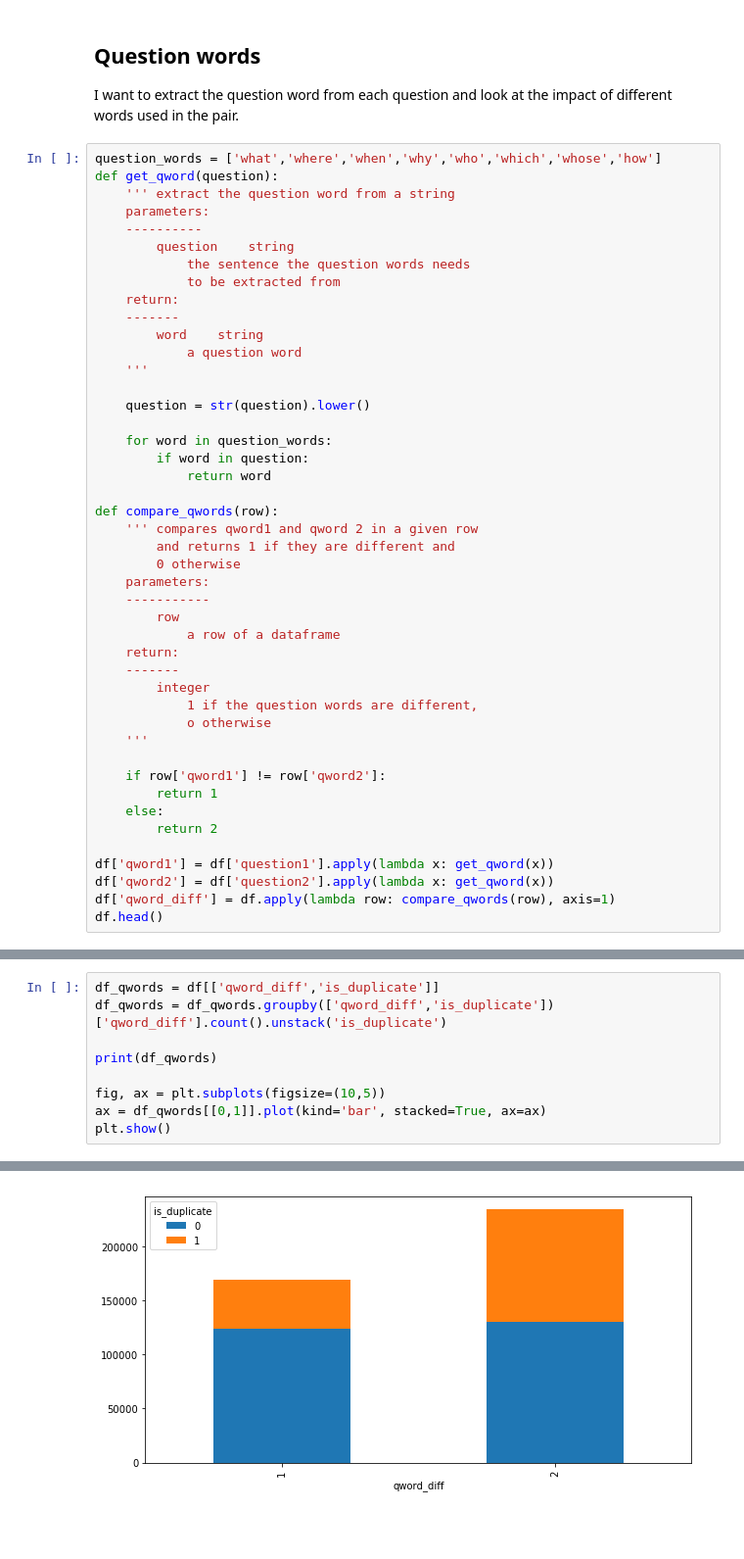
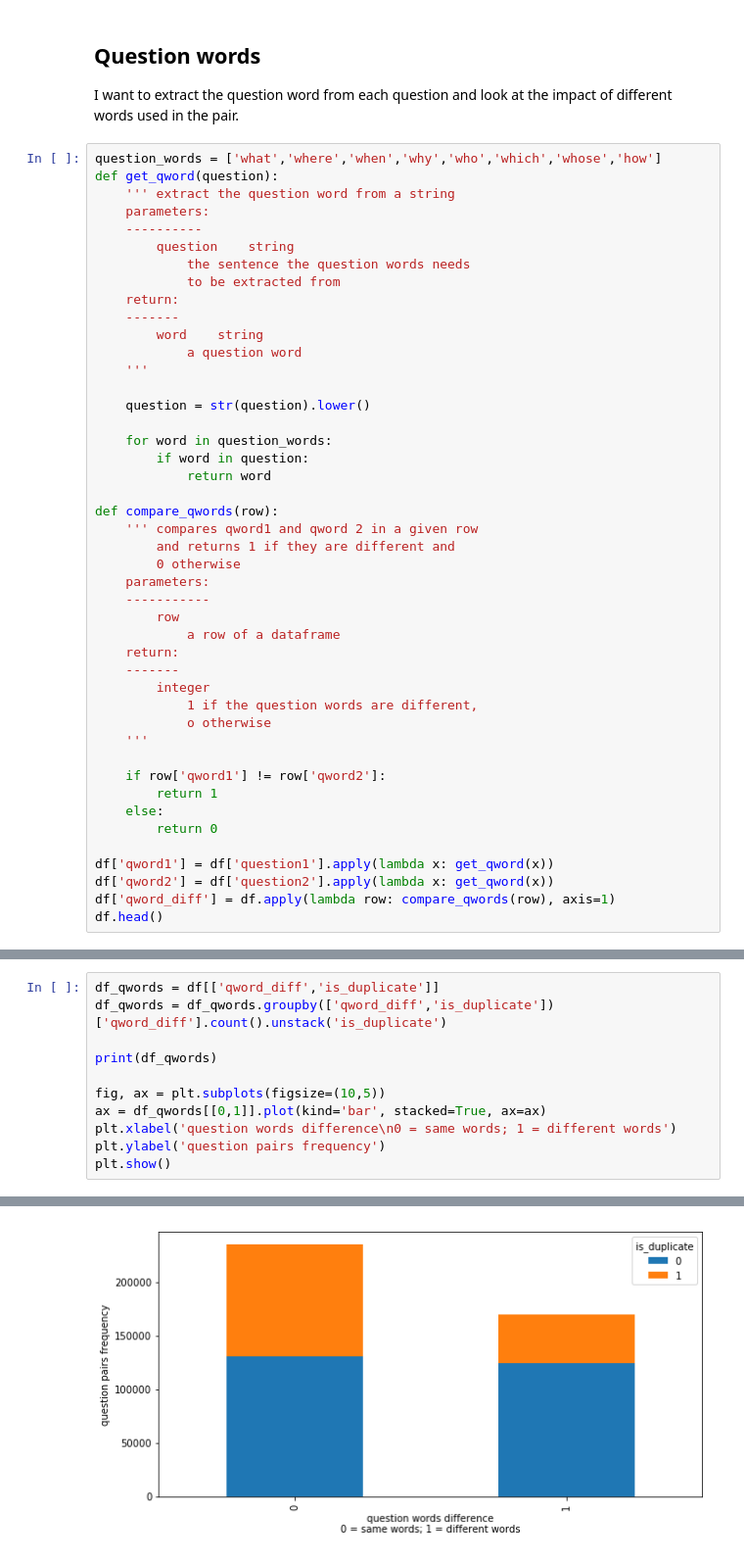
Before and after one commit to guillaume-martin/taipei_machine_learning, a Jupyter notebook: Quora/Scripts/exp-data-exploration-2017-04-11-v01.ipynb, the cells around one changed output, grey strips where cells are left out. Shown at 98% size. Cells and saved outputs as stored; diff of their text form; blank space fills up the shorter version.

```diff
--- a/Quora/Scripts/exp-data-exploration-2017-04-11-v01.ipynb
+++ b/Quora/Scripts/exp-data-exploration-2017-04-11-v01.ipynb
@@ -209,7 +209,7 @@ def compare_qwords(row):
     if row['qword1'] != row['qword2']:
         return 1
     else:
-        return 2
+        return 0
 
 df['qword1'] = df['question1'].apply(lambda x: get_qword(x))
 df['qword2'] = df['question2'].apply(lambda x: get_qword(x))
@@ -230,6 +230,8 @@ print(df_qwords)
 
 fig, ax = plt.subplots(figsize=(10,5))
 ax = df_qwords[[0,1]].plot(kind='bar', stacked=True, ax=ax)
+plt.xlabel('question words difference\n0 = same words; 1 = different words')
+plt.ylabel('question pairs frequency')
 plt.show()
 # %% [output]
 is_duplicate       0       1
@@ -239,2 +241,2 @@ qword_diff
-[figure, old version]
+[figure, new version]
 # %% [raw]
```
Also changed, not shown: parts of 11 cells of this notebook, 10 other files.
